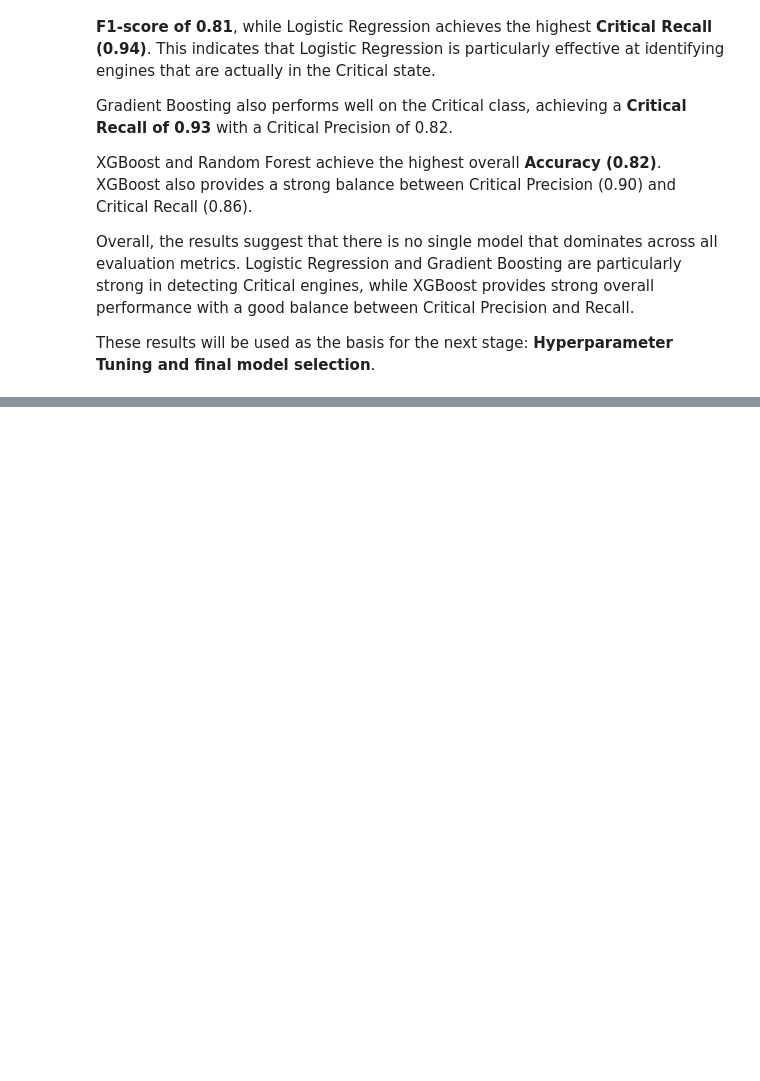
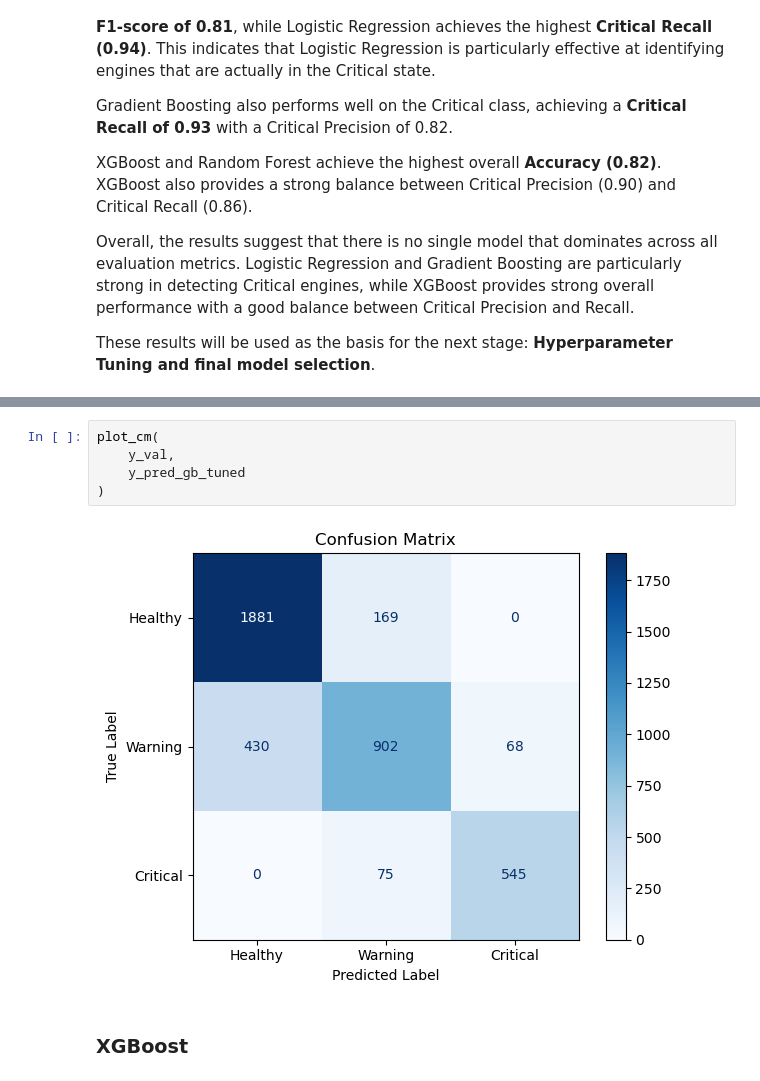
Before and after one commit to variableh/NASA, a Jupyter notebook: 03_classification.ipynb, the cells around one changed output, grey strips where cells are left out. Drawn from its saved outputs; the diff is of its cells as text; blank space fills up the shorter version.

```diff
--- a/03_classification.ipynb
+++ b/03_classification.ipynb
@@ -307,0 +409,9 @@ These results will be used as the basis for the next stage: **Hyperparameter Tun
+# %%
+plot_cm(
+    y_val,
+    y_pred_gb_tuned
+)
+# %% [output]
+[figure, added]
+# %% [markdown]
+### XGBoost
```
Also changed, not shown: parts of 16 cells of this notebook.
